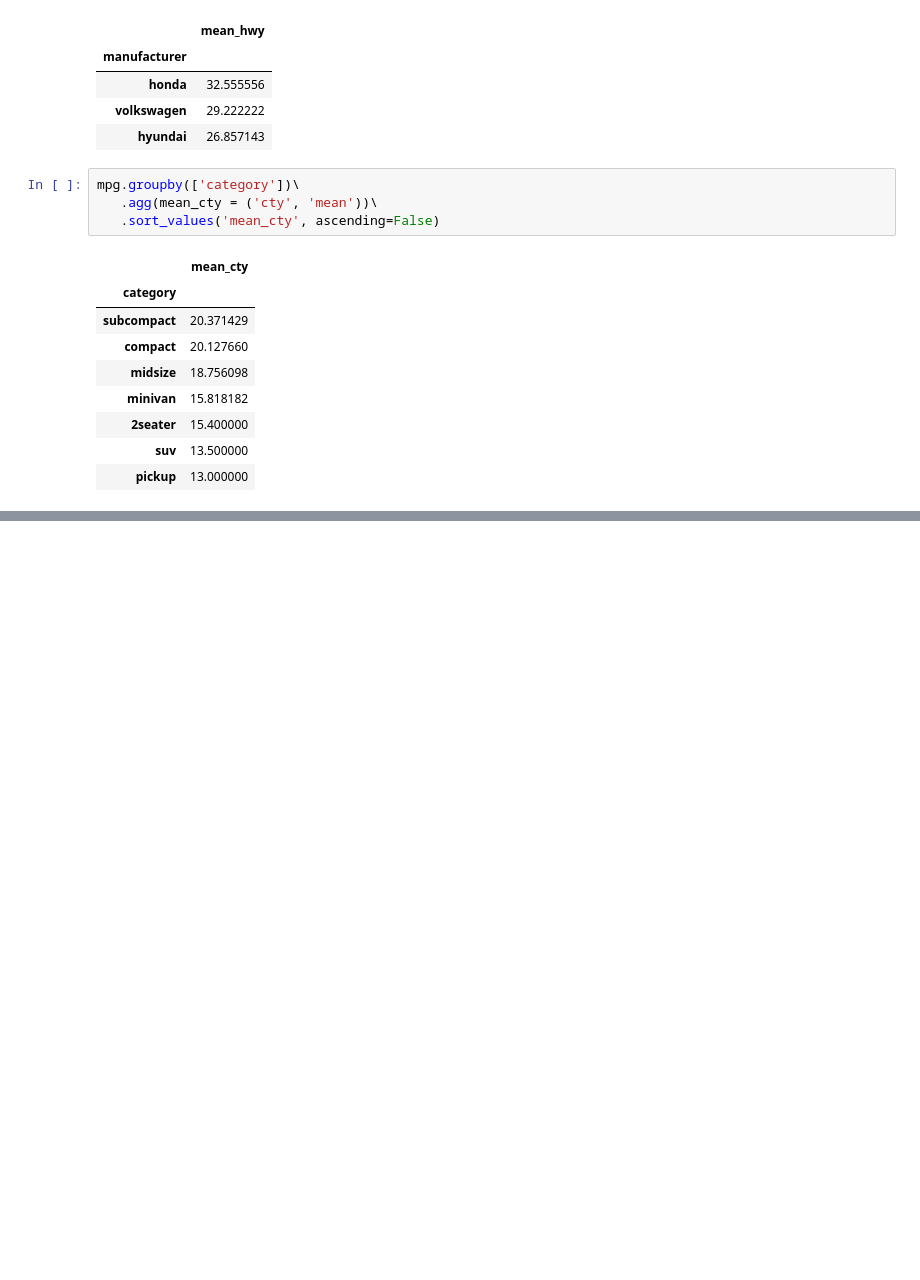
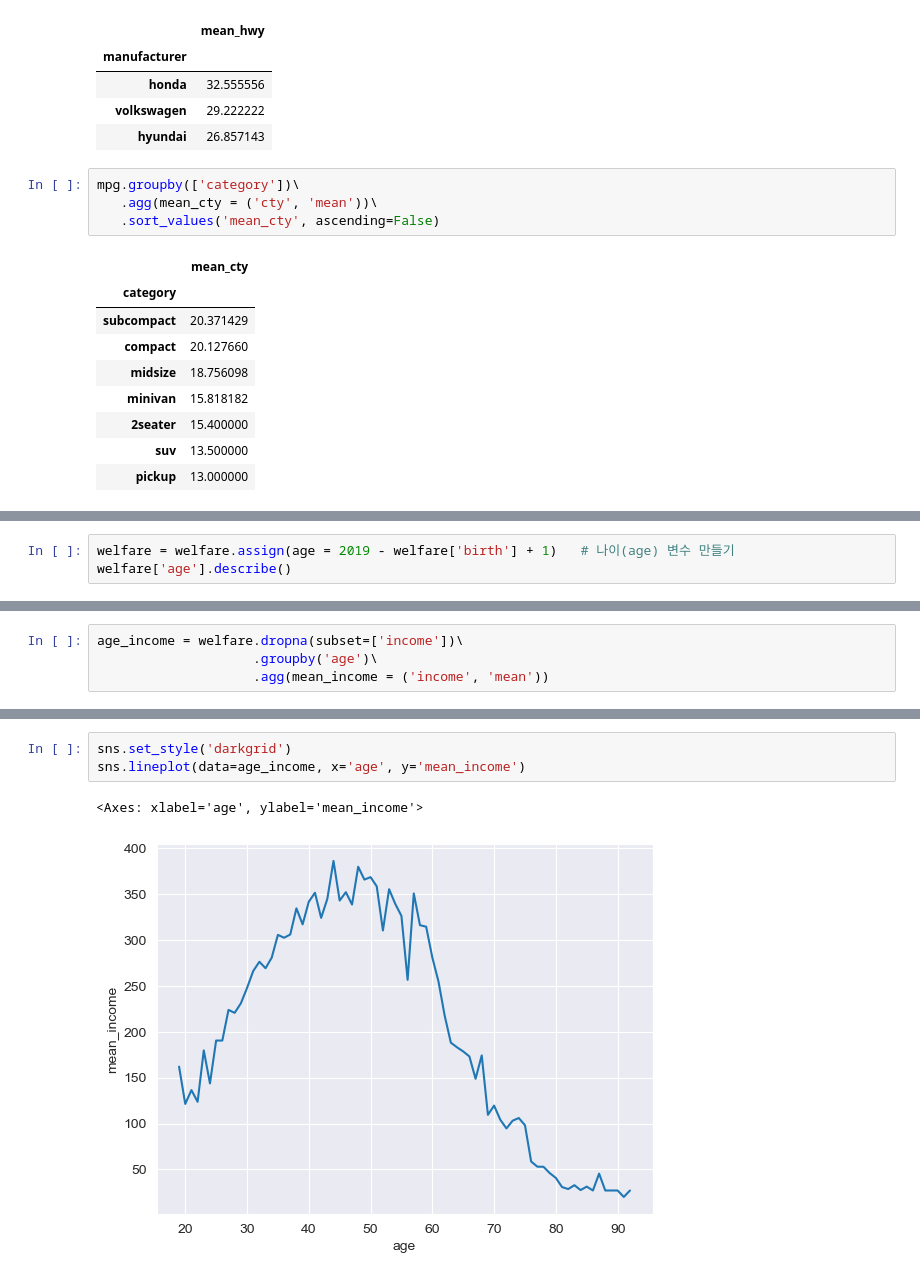
Before and after one commit to sjb3190/TIL-PLC-, a Jupyter notebook: Untitled1.ipynb, the cells around one changed output, grey strips where cells are left out. Saved outputs shown, nothing was run; the diff lists cells and outputs as text; blank space fills up the shorter version.

```diff
--- a/Untitled1.ipynb
+++ b/Untitled1.ipynb
@@ -401,0 +642,3 @@ mpg.query('category=="compact"')\
+# %%
+welfare = welfare.assign(age = 2019 - welfare['birth'] + 1)   # 나이(age) 변수 만들기
+welfare['age'].describe()
@@ -401,0 +655,4 @@ mpg.query('category=="compact"')\
+# %%
+age_income = welfare.dropna(subset=['income'])\
+                    .groupby('age')\
+                    .agg(mean_income = ('income', 'mean'))
@@ -401,0 +669,6 @@ mpg.query('category=="compact"')\
+# %%
+sns.set_style('darkgrid')
+sns.lineplot(data=age_income, x='age', y='mean_income')
+# %% [output]
+<Axes: xlabel='age', ylabel='mean_income'>
+[figure, added]
```
Also changed, not shown: parts of 54 cells of this notebook.
